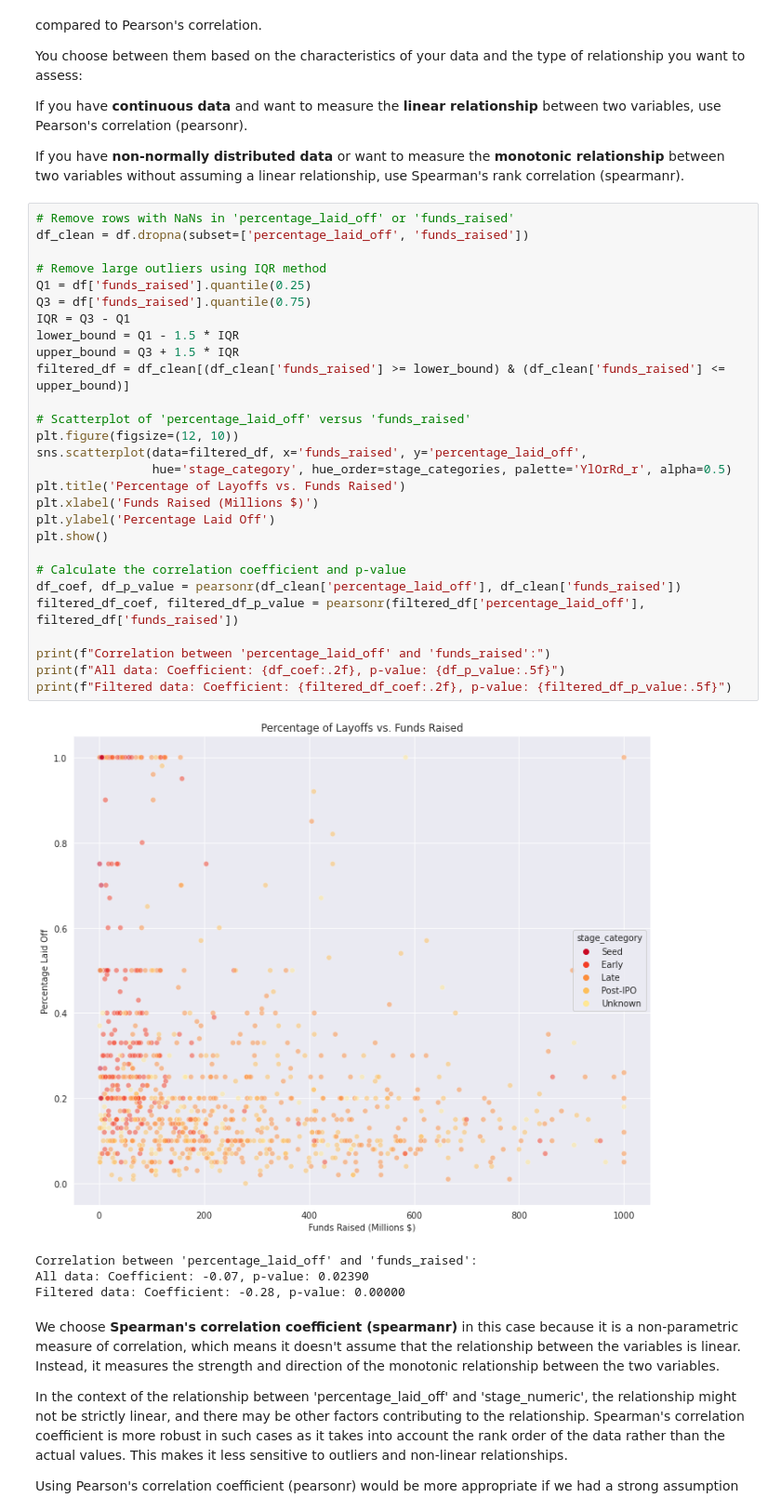
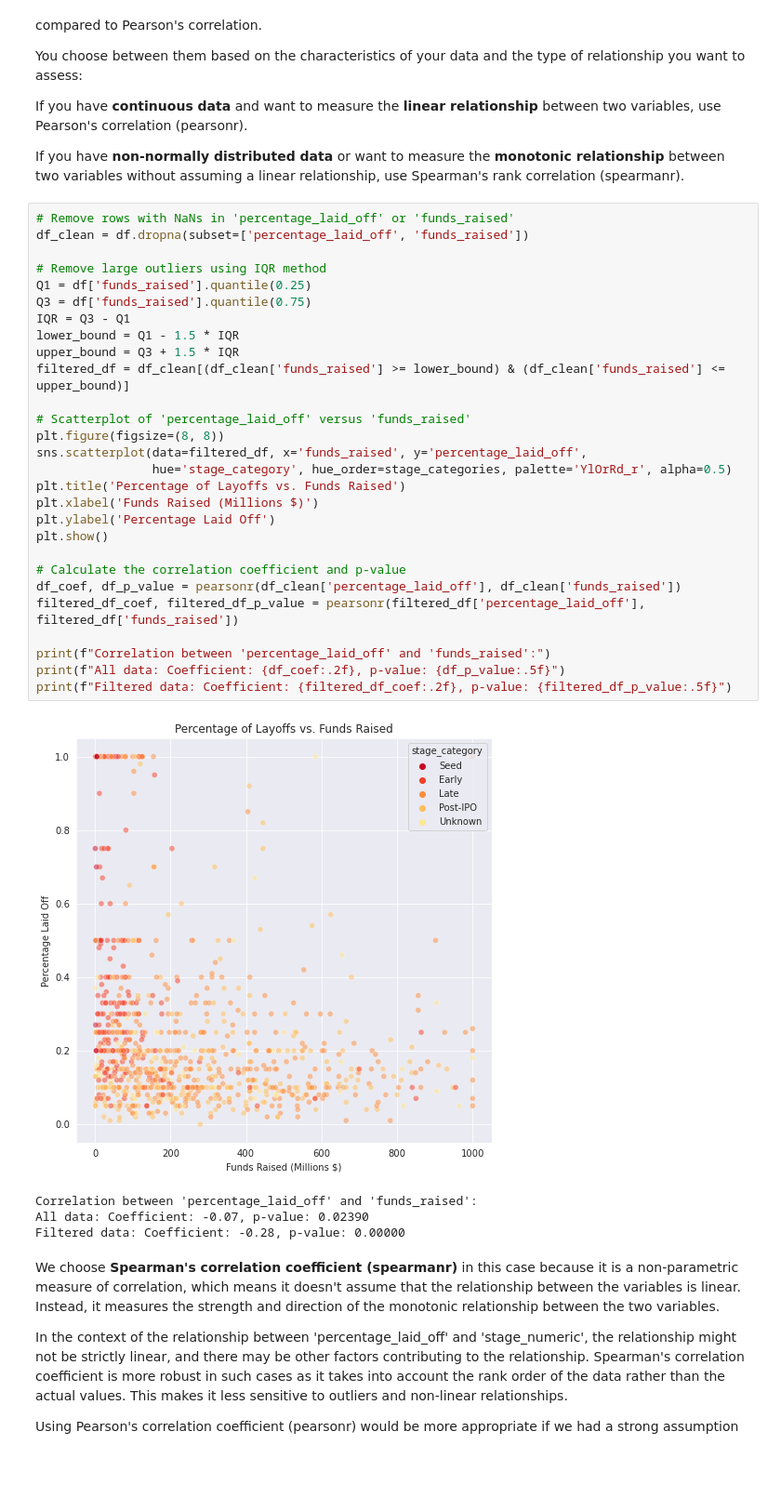
Before and after one commit to Maia97/layoffs-2022-analysis, a Jupyter notebook: layoffs-2022-analysis.ipynb, the cells around one changed output. Shown at 93% size. Cells and saved outputs as stored; diff of their text form; blank space fills up the shorter version.

Commit message:
Update: Tuned figure sizes in Q2

```diff
--- a/layoffs-2022-analysis.ipynb
+++ b/layoffs-2022-analysis.ipynb
@@ -348,33 +348,33 @@ If you have **non-normally distributed data** or want to measure the **monotonic
 # %%
 # Remove rows with NaNs in 'percentage_laid_off' or 'funds_raised'
 df_clean = df.dropna(subset=['percentage_laid_off', 'funds_raised'])
 
 # Remove large outliers using IQR method
 Q1 = df['funds_raised'].quantile(0.25)
 Q3 = df['funds_raised'].quantile(0.75)
 IQR = Q3 - Q1
 lower_bound = Q1 - 1.5 * IQR
 upper_bound = Q3 + 1.5 * IQR
 filtered_df = df_clean[(df_clean['funds_raised'] >= lower_bound) & (df_clean['funds_raised'] <= upper_bound)]
 
 # Scatterplot of 'percentage_laid_off' versus 'funds_raised'
-plt.figure(figsize=(12, 10))
+plt.figure(figsize=(8, 8))
 sns.scatterplot(data=filtered_df, x='funds_raised', y='percentage_laid_off',
                 hue='stage_category', hue_order=stage_categories, palette='YlOrRd_r', alpha=0.5)
 plt.title('Percentage of Layoffs vs. Funds Raised')
 plt.xlabel('Funds Raised (Millions $)')
 plt.ylabel('Percentage Laid Off')
 plt.show()
 
 # Calculate the correlation coefficient and p-value
 df_coef, df_p_value = pearsonr(df_clean['percentage_laid_off'], df_clean['funds_raised'])
 filtered_df_coef, filtered_df_p_value = pearsonr(filtered_df['percentage_laid_off'], filtered_df['funds_raised'])
 
 print(f"Correlation between 'percentage_laid_off' and 'funds_raised':")
 print(f"All data: Coefficient: {df_coef:.2f}, p-value: {df_p_value:.5f}")
 print(f"Filtered data: Coefficient: {filtered_df_coef:.2f}, p-value: {filtered_df_p_value:.5f}")
 # %% [output]
-[figure, old version]
+[figure, new version]
 Correlation between 'percentage_laid_off' and 'funds_raised':
 All data: Coefficient: -0.07, p-value: 0.02390
 Filtered data: Coefficient: -0.28, p-value: 0.00000
```
Also changed, not shown: parts of 1 cell of this notebook.
